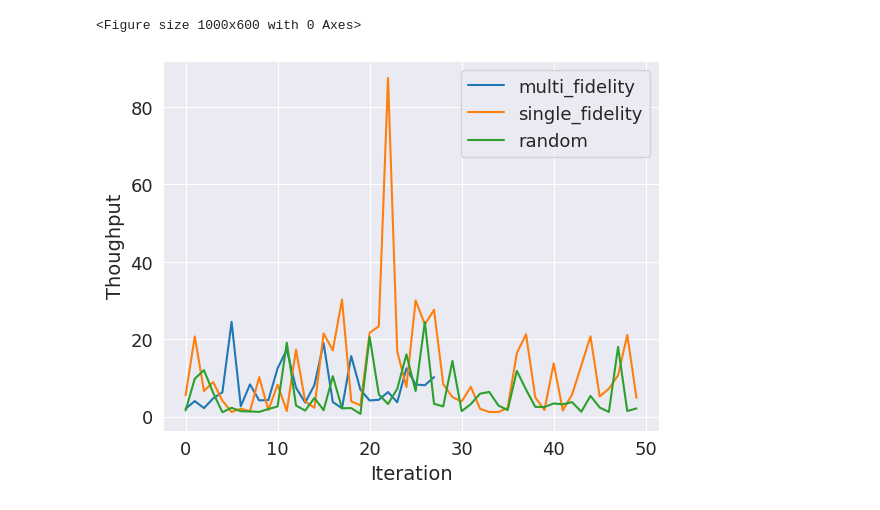
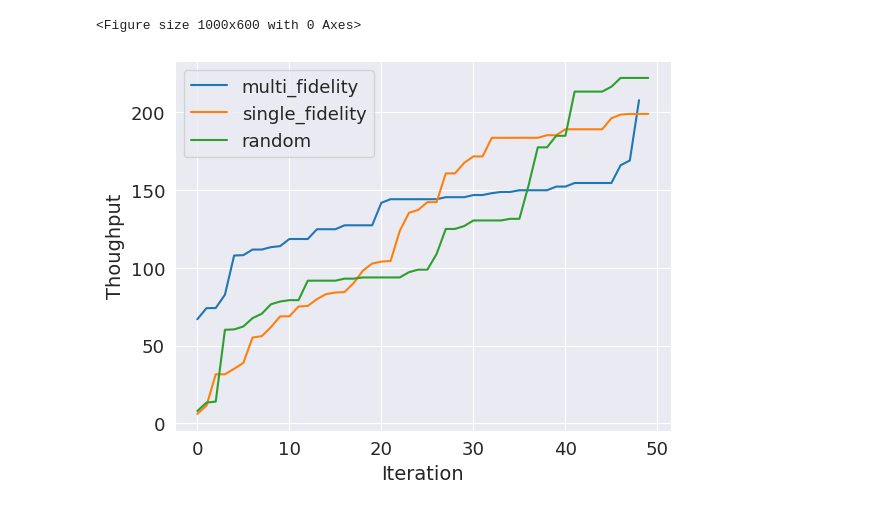
Before and after one commit to memory-of-star/wafer_scale_chip_dse_framework, a Jupyter notebook: run.ipynb, the cells around one changed output. Saved outputs shown, nothing was run; the diff lists cells and outputs as text; code cells hidden in the pictures.

```diff
--- a/run.ipynb
+++ b/run.ipynb
@@ -4,13 +4,17 @@ import pickle
 import matplotlib.pyplot as plt
 import numpy as np
 
-histories_multi_fidelity = parse_pickle.parse_pickle('multi_fidelity_v0.4')
-histories_single_fidelity = parse_pickle.parse_pickle('single_fidelity_v0.4', strategy='single_fidelity')
-histories_random = parse_pickle.parse_pickle('random_v0.4', strategy='random')
+histories_multi_fidelity = parse_pickle.parse_pickle('multi_fidelity_mfes_inner20_rt20_mr100')
+histories_single_fidelity = parse_pickle.parse_pickle('single_fidelity_inner20_rt20_mr50', strategy='single_fidelity')
+histories_random = parse_pickle.parse_pickle('random_inner20_rt20_mr50', strategy='random')
 
-curve_multi_fidelity = plot.get_curve(histories_multi_fidelity, strategy='multi_fidelity')
-curve_single_fidelity = plot.get_curve(histories_single_fidelity, strategy='single_fidelity')
-curve_random = plot.get_curve(histories_random, strategy='random')
+# curve_multi_fidelity = plot.get_curve(histories_multi_fidelity, strategy='multi_fidelity')
+# curve_single_fidelity = plot.get_curve(histories_single_fidelity, strategy='single_fidelity')
+# curve_random = plot.get_curve(histories_random, strategy='random')
+
+curve_highest_mean_multi_fidelity = plot.get_highest_mean_curve(histories_multi_fidelity, strategy='multi_fidelity')
+curve_highest_mean_single_fidelity = plot.get_highest_mean_curve(histories_single_fidelity, strategy='single_fidelity')
+curve_highest_mean_random = plot.get_highest_mean_curve(histories_random, strategy='random')
 # %%
 import seaborn as sns
 
@@ -27,16 +31,20 @@ plt.figure(figsize=(10,6), tight_layout=True)
 <Figure size 1000x600 with 0 Axes>
 <Figure size 1000x600 with 0 Axes>
 # %%
-plt.plot(np.arange(len(curve_multi_fidelity[0])), -curve_multi_fidelity[0], label='multi_fidelity')
-plt.plot(np.arange(len(curve_single_fidelity)), -curve_single_fidelity, label='single_fidelity')
-plt.plot(np.arange(len(curve_random)), -curve_random, label='random')
+# plt.plot(np.arange(len(curve_multi_fidelity[0])), -curve_multi_fidelity[0], label='multi_fidelity')
+# plt.plot(np.arange(len(curve_single_fidelity)), -curve_single_fidelity, label='single_fidelity')
+# plt.plot(np.arange(len(curve_random)), -curve_random, label='random')
+
+plt.plot(np.arange(len(curve_highest_mean_multi_fidelity[0])), -curve_highest_mean_multi_fidelity[0], label='multi_fidelity')
+plt.plot(np.arange(len(curve_highest_mean_single_fidelity)), -curve_highest_mean_single_fidelity, label='single_fidelity')
+plt.plot(np.arange(len(curve_highest_mean_random)), -curve_highest_mean_random, label='random')
 
 plt.xlabel('Iteration')
 plt.ylabel('Thoughput')
 
 plt.legend()
 plt.show()
 # %% [output]
-[figure, old version]
+[figure, new version]
 # %%
 curve_multi_fidelity_max = np.zeros(len(curve_multi_fidelity[0]))
```
Also changed, not shown: parts of 2 cells of this notebook, 5 other files.
